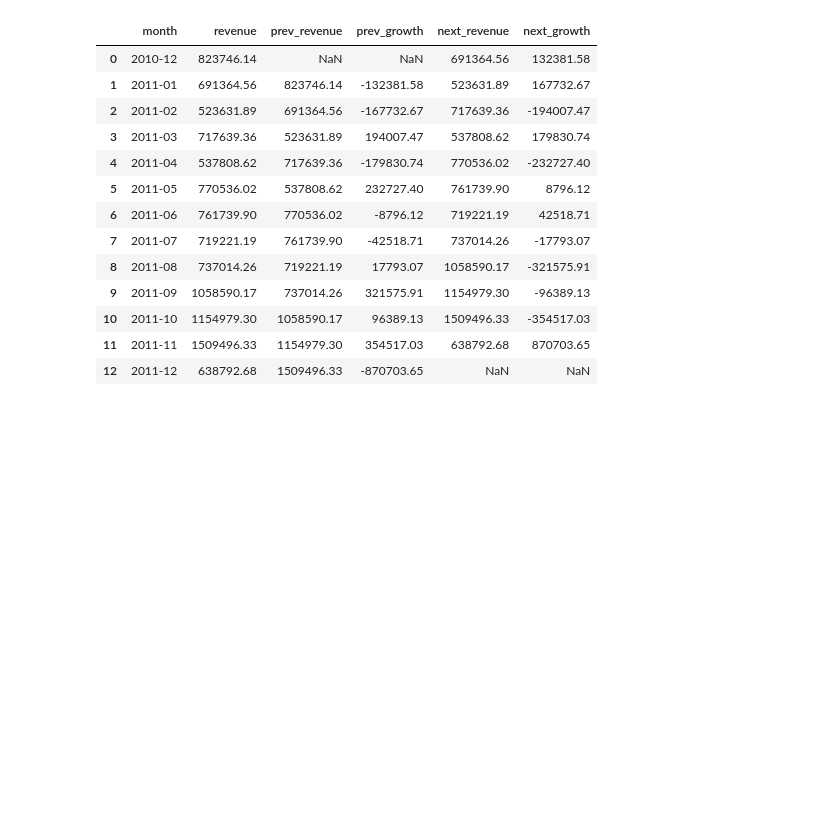
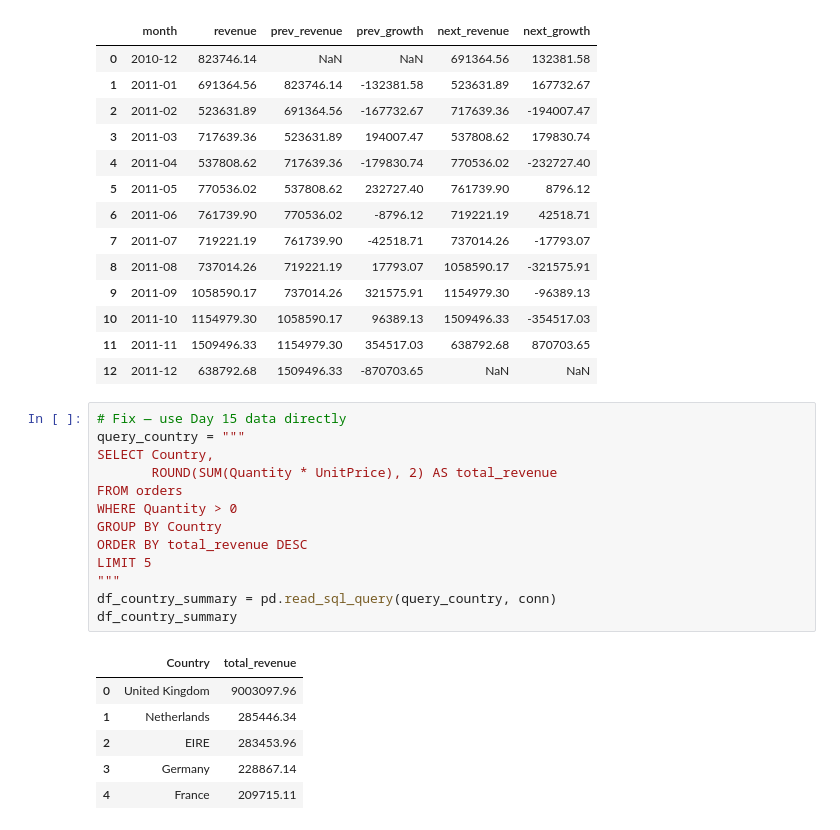
Before and after one commit to Danammadhunika/ml-journey, a Jupyter notebook: project_03_ecommerce_sql/notebooks/ecommerce_sql_analysis.ipynb, the cells around one changed output. Saved outputs shown, nothing was run; the diff lists cells and outputs as text; blank space fills up the shorter version.

```diff
--- a/project_03_ecommerce_sql/notebooks/ecommerce_sql_analysis.ipynb
+++ b/project_03_ecommerce_sql/notebooks/ecommerce_sql_analysis.ipynb
@@ -2456,3 +2449,23 @@ result_q4
 | 10 | 2011-10 | 1154979.30 | 1058590.17 | 96389.13 | 1509496.33 | -354517.03 |
 | 11 | 2011-11 | 1509496.33 | 1154979.30 | 354517.03 | 638792.68 | 870703.65 |
 | 12 | 2011-12 | 638792.68 | 1509496.33 | -870703.65 | NaN | NaN |
+# %%
+# Fix — use Day 15 data directly
+query_country = """
+SELECT Country,
+       ROUND(SUM(Quantity * UnitPrice), 2) AS total_revenue
+FROM orders
+WHERE Quantity > 0
+GROUP BY Country
+ORDER BY total_revenue DESC
+LIMIT 5
+"""
+df_country_summary = pd.read_sql_query(query_country, conn)
+df_country_summary
+# %% [output]
+|  | Country | total_revenue |
+| 0 | United Kingdom | 9003097.96 |
+| 1 | Netherlands | 285446.34 |
+| 2 | EIRE | 283453.96 |
+| 3 | Germany | 228867.14 |
+| 4 | France | 209715.11 |
```
Also changed, not shown: parts of 22 cells of this notebook, 2 other files.
